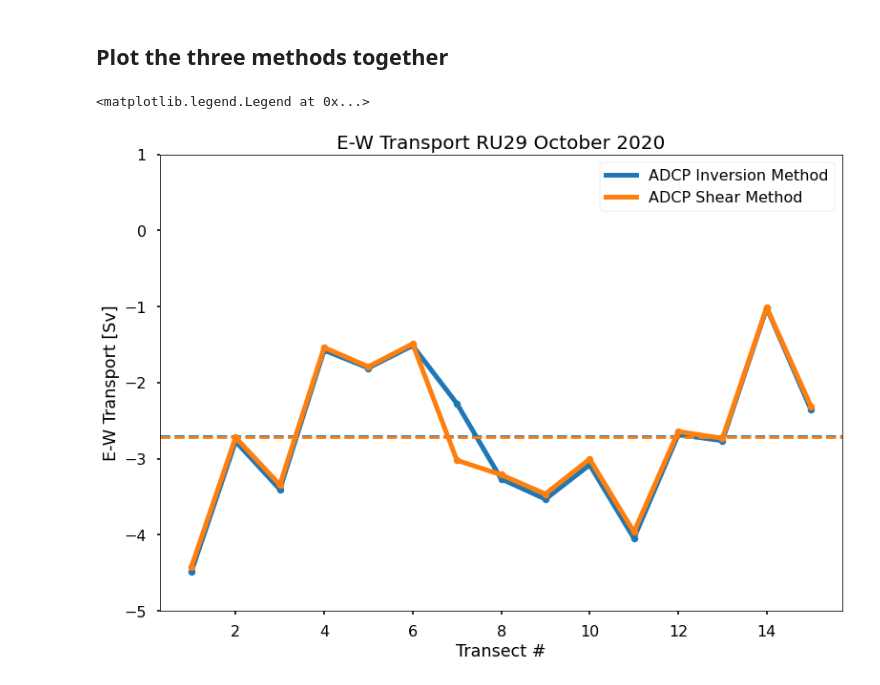
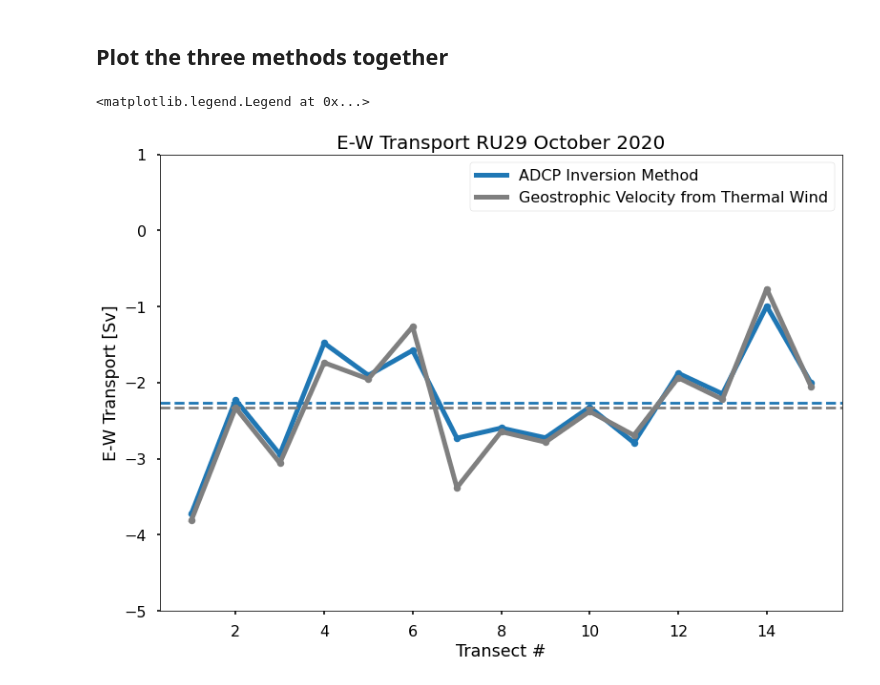
Before and after one commit to JGradone/Slocum-AD2CP, a Jupyter notebook: notebooks/04_Slocum_AD2CP_Analysis_RU29_2020.ipynb, the cells around one changed output. Cells and saved outputs as stored; diff of their text form; code cells hidden in the pictures.

```diff
--- a/notebooks/04_Slocum_AD2CP_Analysis_RU29_2020.ipynb
+++ b/notebooks/04_Slocum_AD2CP_Analysis_RU29_2020.ipynb
@@ -916,9 +724,9 @@ Text(0.5, 1.0, 'E-W Transport from Geostrophic Velocity\nRU29 October 2020')
 # %%
 ## Coarser lat grid
-lat_grid = np.arange(17.8,18.16,0.05)
+#lat_grid = np.arange(17.8,18.16,0.05)
+lat_grid = np.arange(17.85,18.11,0.05) ## fine grid (18.11 so that 0.5 spacing includes 18.1)
 
-#lon_grid
-lon_grid = np.repeat(-64.80,8) # Just make it -64.80
+lon_grid = np.repeat(-64.80,len(lat_grid)) # Just make it -64.80
 ## Make grid
 X, Y, Z = np.meshgrid(lon_grid, lat_grid, inversion_depth)
 
@@ -933,7 +741,7 @@ gridsalinity = np.empty((len(inversion_depth),len(lat_grid),15))
 gridsalinity[:] = np.NaN
 griddensity = np.empty((len(inversion_depth),len(lat_grid),15))
 griddensity[:] = np.NaN
-
+segtimes = np.empty((len(lat_grid),15),dtype='datetime64[s]')
 
 for y in np.arange(0,15):
 
@@ -945,6 +753,13 @@ for y in np.arange(0,15):
     segnames = np.unique(gdf2.source_file)
     segstart_index = np.empty((len(segnames)),dtype='int')
     segend_index   = np.empty((len(segnames)),dtype='int')
+
+    tot_dt = (subset_ds_sect.time.values[-1]-subset_ds_sect.time.values[0])/len(lat_grid)
+    tot_dt = tot_dt.astype('timedelta64[h]')
+    tot_dt = tot_dt.astype('float64')
+
+#    segtimes[:,y] = np.arange(pd.to_datetime(subset_ds_sect.time.values[0]).tz_localize(None), pd.to_datetime(subset_ds_sect.time.values[-1]).tz_localize(None), timedelta(hours = tot_dt)).astype('datetime64')
+    segtimes[:,y] = np.array([pd.to_datetime(subset_ds_sect.time.values[0]).tz_localize(None) + datetime.timedelta(hours=tot_dt*i) for i in np.arange(0,len(lon_grid))])
 
     for x in np.arange(0,len(segnames)):
         segstart_index[x] = np.where(gdf2.source_file == segnames[x])[0][0]
@@ -1110,16 +877,22 @@ transport_gridu[:] = np.NaN
 transport_gridv = np.empty(gridvelu.shape[2])
 transport_gridv[:] = np.NaN
 
-shear_transport_gridu = np.empty(shear_gridvelu.shape[2])
-shear_transport_gridu[:] = np.NaN
-shear_transport_gridv = np.empty(shear_gridvelu.shape[2])
-shear_transport_gridv[:] = np.NaN
+transport_profiles_u = np.empty((gridvelu.shape[0],gridvelu.shape[1],gridvelu.shape[2]))
+transport_profiles_u[:] = np.NaN
+transport_profiles_v = np.empty((gridvelu.shape[0],gridvelu.shape[1],gridvelu.shape[2]))
+transport_profiles_v[:] = np.NaN
 
-
+transect_transport_profiles_u = np.empty((gridvelu.shape[0],gridvelu.shape[2]))
+transect_transport_profiles_u[:] = np.NaN
+transect_transport_profiles_v = np.empty((gridvelu.shape[0],gridvelu.shape[2]))
+transect_transport_profiles_v[:] = np.NaN
 
 for x in np.arange(0,gridvelu.shape[2]):
-    transport_gridu[x] = (np.nansum(gridvelu[:,:,x]*dz*distance))/(10**6) # multiply by 5 because of grid cell size and distance must be the distance of one segment
-    transport_gridv[x] = (np.nansum(gridvelv[:,:,x]*dz*distance))/(10**6) # multiply by 5 because of grid cell size
+    transport_gridu[x] = (np.nansum(gridvelu[:,:,x]*dz*distance))/(10**6)
+    transport_gridv[x] = (np.nansum(gridvelv[:,:,x]*dz*distance))/(10**6)
+    transect_transport_profiles_u[:,x] = np.nanmean((gridvelu[:,:,x]*dz*distance/(10**6)),axis=1)
+    transect_transport_profiles_v[:,x] = np.nanmean((gridvelv[:,:,x]*dz*distance/(10**6)),axis=1)
 
-    shear_transport_gridu[x] = (np.nansum(shear_gridvelu[:,:,x]*dz*distance))/(10**6) # multiply by 5 because of grid cell size and distance must be the distance of one segment
-    shear_transport_gridv[x] = (np.nansum(shear_gridvelv[:,:,x]*dz*distance))/(10**6) # multiply by 5 because of grid cell size
+    for y in np.arange(0,gridvelu.shape[1]):
+        transport_profiles_u[:,y,x] = (gridvelu[:,y,x]*dz*distance)/(10**6)
+        transport_profiles_v[:,y,x] = (gridvelv[:,y,x]*dz*distance)/(10**6)
@@ -1156,26 +981,22 @@ plt.legend()
 # %%
 plt.plot(np.arange(1,16),transport_gridu, linewidth=5,color='tab:blue',label='ADCP Inversion Method')
 plt.plot(np.arange(1,16),transport_gridu, '.',color='tab:blue',markersize=15)
 plt.axhline(y=np.nanmean(transport_gridu), color='tab:blue', linestyle='--')
-
-plt.plot(np.arange(1,16),shear_transport_gridu, linewidth=5,color='tab:orange',label='ADCP Shear Method')
-plt.plot(np.arange(1,16),shear_transport_gridu, '.',color='tab:orange',markersize=15)
-plt.axhline(y=np.nanmean(shear_transport_gridu), color='tab:orange', linestyle='--')
 
 plt.plot(np.arange(1,16),geo_transport_gridu, linewidth=5,color='tab:grey',label='Geostrophic Velocity from Thermal Wind')
 plt.plot(np.arange(1,16),geo_transport_gridu, '.',color='tab:grey',markersize=15)
 plt.axhline(y=np.nanmean(geo_transport_gridu), color='tab:grey', linestyle='--')
 
 plt.ylabel('E-W Transport [Sv]')
 plt.xlabel('Transect #')
 plt.ylim(-5,1)
 plt.title('E-W Transport RU29 October 2020',fontsize=20)
 
 
 plt.legend()
 # %% [output]
 <matplotlib.legend.Legend at 0x...>
-[figure, old version]
+[figure, new version]
 # %%
 plt.plot(np.arange(1,16),transport_gridv, linewidth=5,color='tab:orange')
 plt.plot(np.arange(1,16),transport_gridv, '.',color='tab:orange',markersize=15)
```
Also changed, not shown: parts of 85 cells of this notebook, 7 other files.
